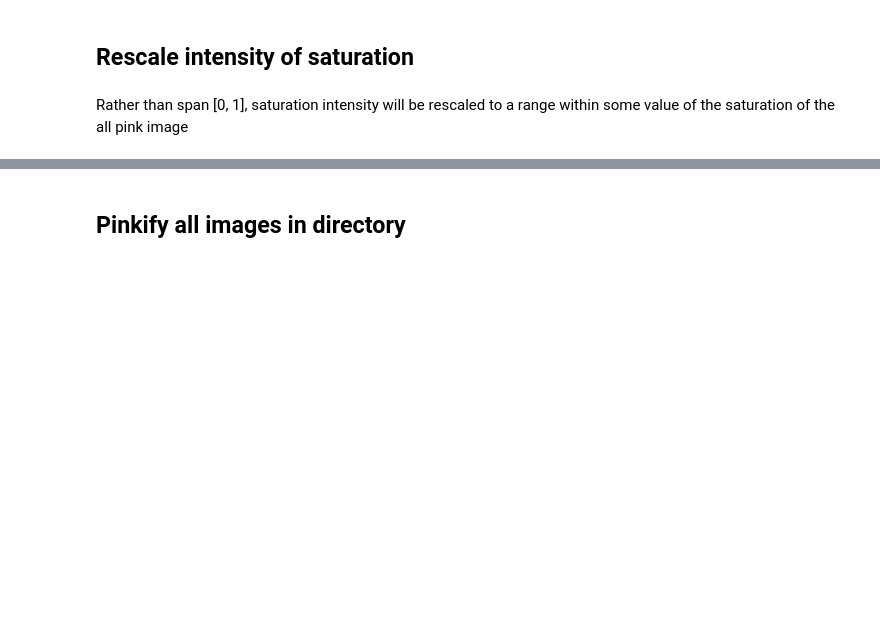
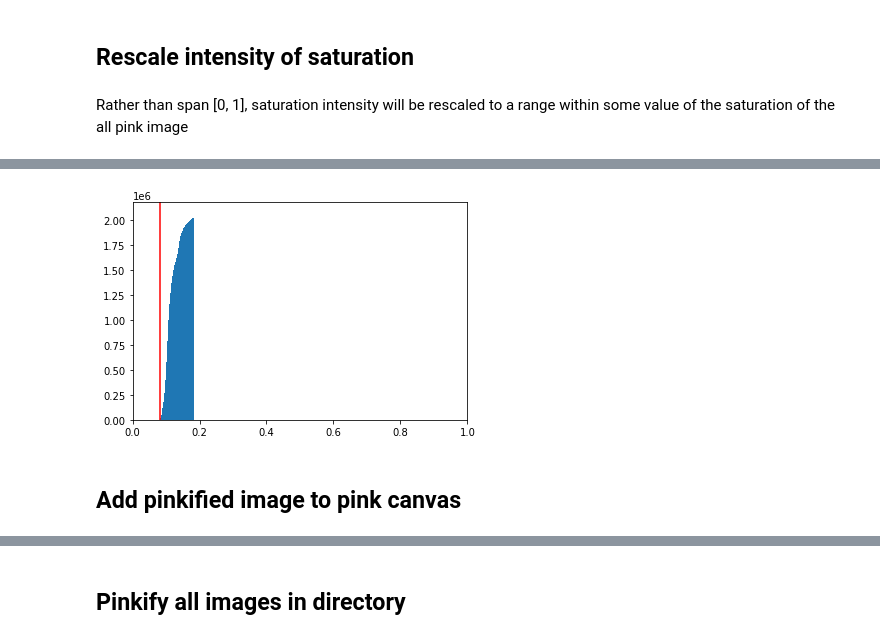
Before and after one commit to GusBusDraws/archipelago-music-video, a Jupyter notebook: nbs/02-pinkify-dir-dev.ipynb, the cells around one changed output, grey strips where cells are left out. Cells and saved outputs as stored; diff of their text form; code cells hidden in the pictures; blank space fills up the shorter version.

```diff
--- a/nbs/02-pinkify-dir-dev.ipynb
+++ b/nbs/02-pinkify-dir-dev.ipynb
@@ -82,0 +93,16 @@ Rather than span [0, 1], saturation intensity will be rescaled to a range within
+# %%
+pink_img_rescaled_hsv = pink_img_hsv.copy()
+# pink_img_rescaled_hsv[:, :, 1] = rescale_by_val(
+#     pink_img_hsv[:, :, 1], pink_s_mean + 0.1, 0.15
+# )
+pink_img_rescaled_hsv[:, :, 1] = exposure.rescale_intensity(
+    pink_img_hsv[:, :, 1], out_range=(pink_s_mean, pink_s_mean + 0.1)
+)
+fig, ax = helpers.plot_hist(
+    pink_img_rescaled_hsv, chan=1, cumul=True, vlines=pink_s_mean
+)
+plt.show()
+# %% [output]
+[figure, added]
+# %% [markdown]
+## Add pinkified image to pink canvas
```
Also changed, not shown: parts of 11 cells of this notebook.
